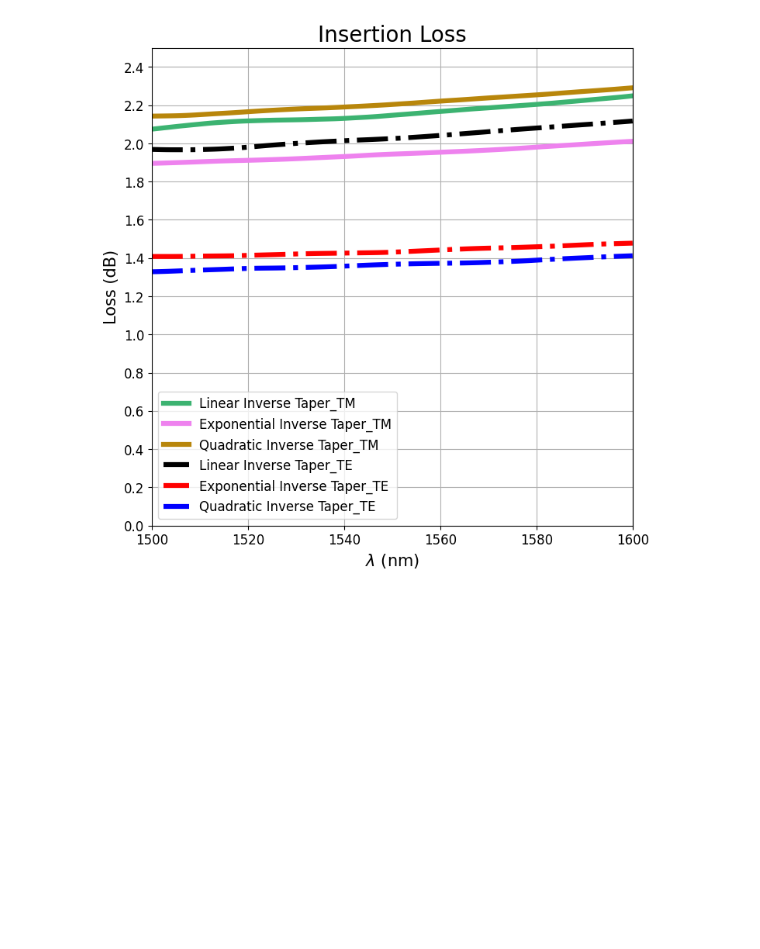
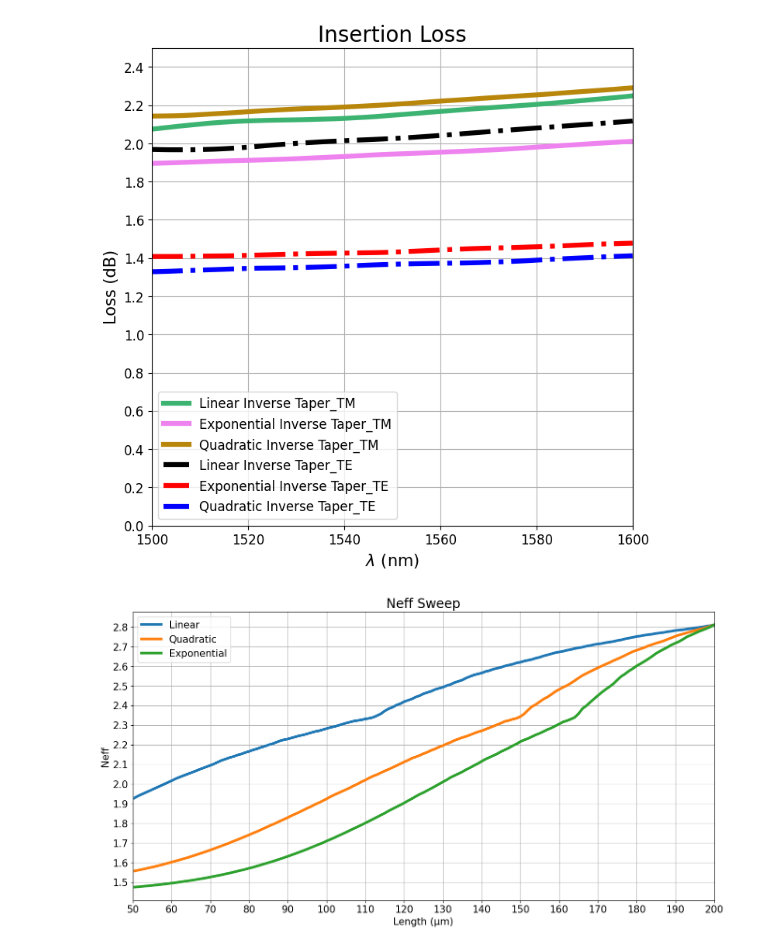
Before and after one commit to Leoopessoa/Edge-Coupler, a Jupyter notebook: Simulation/Components Assembly.ipynb, the cells around one changed output. Drawn from its saved outputs; the diff is of its cells as text; code cells hidden in the pictures; blank space fills up the shorter version.

```diff
--- a/Simulation/Components Assembly.ipynb
+++ b/Simulation/Components Assembly.ipynb
@@ -717,7 +777,7 @@ else:
         'x span' : 50e-6,
         'y'      : 0,
         'y span' : 0.15e-6,
-        'z'      : 0,
+        'z'      : height/2,
         'z span' : 0.4e-6,
         'dx'     : 0.003e-6,
         'dy'     : 0.003e-6,
@@ -1174,3 +1342,8 @@ plt.savefig('../Documentation/Figures/Loss_QuadraticTE')
 with open('SavedData/Quadratic_DataTE.txt', 'wb') as file:
     plk.dump([T, Tlog],file)
 file.close()
+# %%
+# Saving Neff data
+with open('SavedData/QuadraticNeff.txt', 'wb') as file:
+    plk.dump(neffsweep,file)
+file.close()
@@ -1187,3 +1362,12 @@ dataFrame
 | 0 | 0.736484 | 0.736404 | 0.736300 | 0.736171 | 0.736022 | 0.735857 | 0.735683 | 0.735506 | 0.735333 | 0.735169 | ... | ... |
 | 1 | -1.328365 | -1.328839 | -1.329455 | -1.330211 | -1.331090 | -1.332065 | -1.333095 | -1.334139 | -1.335158 | -1.336127 | ... | ... |
 2 rows × 101 columns
+# %%
+# Loading Neff data
+with open('SavedData/QuadraticNeff.txt', 'rb') as file:
+    QuadraticNeff = plk.load(file)
+file.close()
+
+#print(data)
+dataFrame = pd.DataFrame(QuadraticNeff) # Read the .txt file
+dataFrame
@@ -1213,6 +1411,18 @@ file.close()
 with open('SavedData/Quadratic_DataTE.txt', 'rb') as file:
     QuaTE = plk.load(file)
 file.close()
+
+with open('SavedData/LinearNeff.txt', 'rb') as file:
+    LinNeff = plk.load(file)
+file.close()
+
+with open('SavedData/ExponentialNeff.txt', 'rb') as file:
+    ExpNeff = plk.load(file)
+file.close()
+
+with open('SavedData/QuadraticNeff.txt', 'rb') as file:
+    QuaNeff = plk.load(file)
+file.close()
 # %%
 # Plotting mode convergence of the diferent shapes
 
@@ -1237,3 +1447,22 @@ plt.grid()
 plt.savefig('../Documentation/Figures/Loss_All_Shapes')
 # %% [output]
 [figure]
+# %%
+plt.figure(figsize=(16,8))
+
+x_sweep = np.linspace(50e-6,200e-6,len(QuaNeff))
+
+plt.title('Neff Sweep', fontsize = 20)
+plt.plot(x_sweep*1e6,LinNeff, linewidth = 4, label = 'Linear')
+plt.plot(x_sweep*1e6,QuaNeff, linewidth = 4, label = 'Quadratic')
+plt.plot(x_sweep*1e6,ExpNeff, linewidth = 4, label = 'Exponential')
+plt.xlim(50, 200)
+plt.legend(fontsize = 15)
+plt.xticks(np.arange(50,201,10), fontsize = 15)
+plt.ylabel('Neff', fontsize = 15)
+plt.xlabel('Length (μm)', fontsize = 15)
+#plt.ylim(1.6,3)
+plt.yticks(np.arange(1.5,2.81,0.1), fontsize = 15)
+plt.grid()
+# %% [output]
+[figure, added]
```
Also changed, not shown: parts of 41 cells of this notebook, 9 other files.
